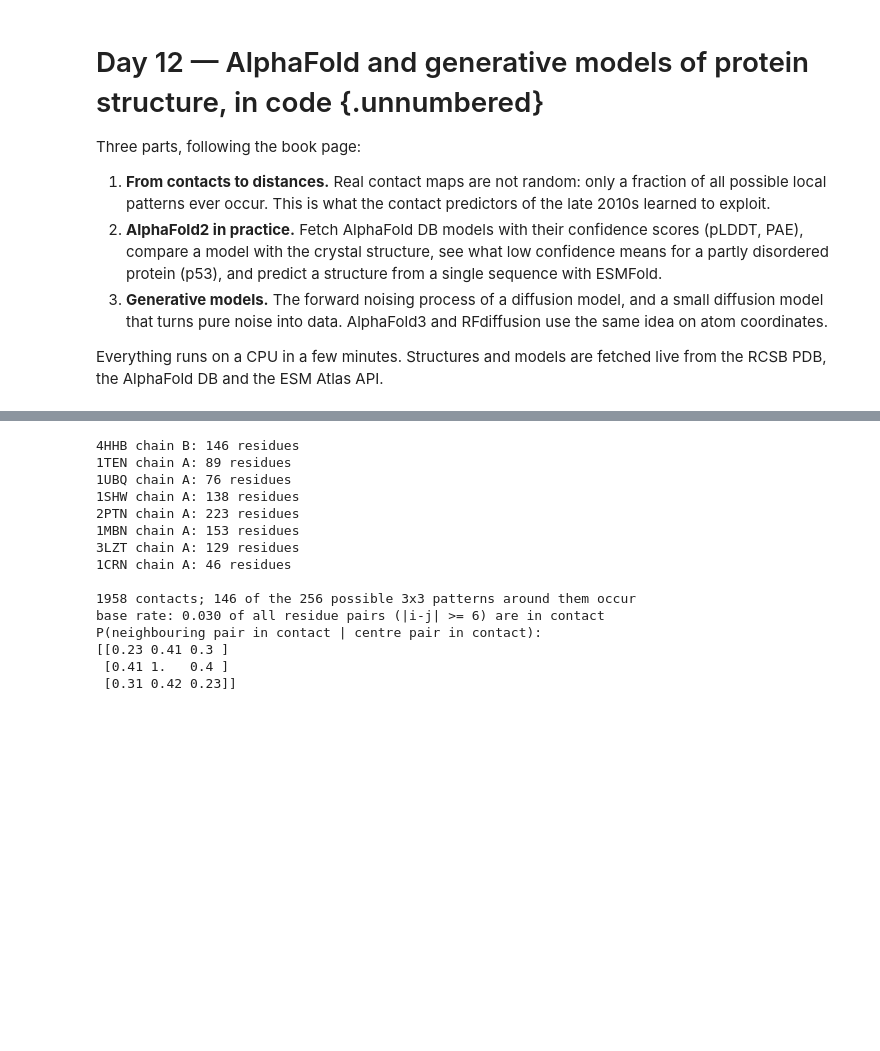
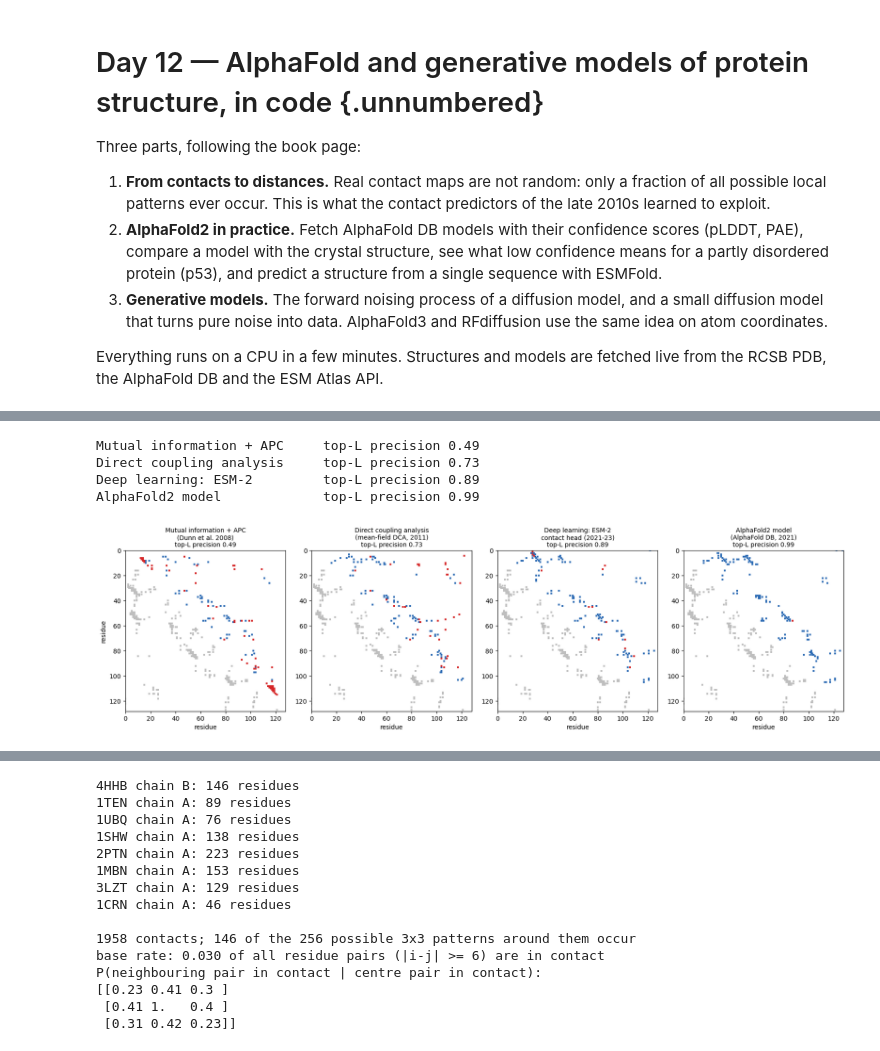
Before and after one commit to ElofssonLab/kb8029-book, a Jupyter notebook: notebooks/day12-alphafold-and-generative-models-in-code.ipynb, the cells around one changed output, grey strips where cells are left out. Cells and saved outputs as stored; diff of their text form; code cells hidden in the pictures; blank space fills up the shorter version.

```diff
--- a/notebooks/day12-alphafold-and-generative-models-in-code.ipynb
+++ b/notebooks/day12-alphafold-and-generative-models-in-code.ipynb
@@ -56,0 +137,38 @@ def ca(res):
+# %%
+chey_res, chey_seq = chain_residues(pdb_text("3CHY"), "A")
+true_map = contact_map(chey_res)                                   # C-beta < 8 A
+
+esm2 = np.load(io.BytesIO(course_file("day12-chey-esm2.npy")))
+# how it was made (needs a 2.5 GB download):
+#   model, alphabet = esm.pretrained.esm2_t33_650M_UR50D()
+#   contacts = model.predict_contacts(alphabet.get_batch_converter()([("x", chey_seq)])[2])[0]
+
+meta_c, af_c, af_c_seq, _, _ = alphafold_db("P0AE67")             # E. coli CheY, residues 1-129
+af_by_num = {r.id[1]: r for r in af_c}
+af_xyz = np.array([(af_by_num[r.id[1]]["CB"] if "CB" in af_by_num[r.id[1]] else af_by_num[r.id[1]]["CA"]).coord
+                   for r in chey_res])
+af_dist = np.linalg.norm(af_xyz[:, None] - af_xyz[None], axis=2)
+
+methods = [("Mutual information + APC\n(Dunn et al. 2008)", MI),
+           ("Direct coupling analysis\n(mean-field DCA, 2011)", DCA),
+           ("Deep learning: ESM-2\ncontact head (2021-23)", esm2),
+           ("AlphaFold2 model\n(AlphaFold DB, 2021)", -af_dist)]
+iu, ju = np.triu_indices(L, 6)                                     # pairs at least 6 apart
+fig, axes = plt.subplots(1, 4, figsize=(17, 4.6))
+for ax, (name, S) in zip(axes, methods):
+    top = np.argsort(-S[iu, ju])[:L]; pi, pj = iu[top], ju[top]; ok = true_map[pi, pj]
+    ti, tj = np.where(np.tril(true_map, -6))
+    ax.scatter(tj, ti, s=6, color="0.75", marker="s", lw=0)
+    ax.scatter(pj[ok], pi[ok], s=9, color="#2f6db5", marker="s", lw=0)
+    ax.scatter(pj[~ok], pi[~ok], s=9, color="#d62728", marker="s", lw=0)
+    ax.set_xlim(0, L); ax.set_ylim(L, 0); ax.set_aspect("equal"); ax.set_xlabel("residue")
+    ax.set_title(f"{name}\ntop-L precision {ok.mean():.2f}", fontsize=10)
+    print(f"{name.splitlines()[0]:28s} top-L precision {ok.mean():.2f}")
+axes[0].set_ylabel("residue")
+plt.tight_layout(); plt.savefig(f"{FIGS}/day12-contact-progress.png", dpi=150, bbox_inches="tight"); plt.show()
+# %% [output]
+Mutual information + APC     top-L precision 0.49
+Direct coupling analysis     top-L precision 0.73
+Deep learning: ESM-2         top-L precision 0.89
+AlphaFold2 model             top-L precision 0.99
+[figure, added]
```
Also changed, not shown: parts of 6 cells of this notebook, 5 other files.
